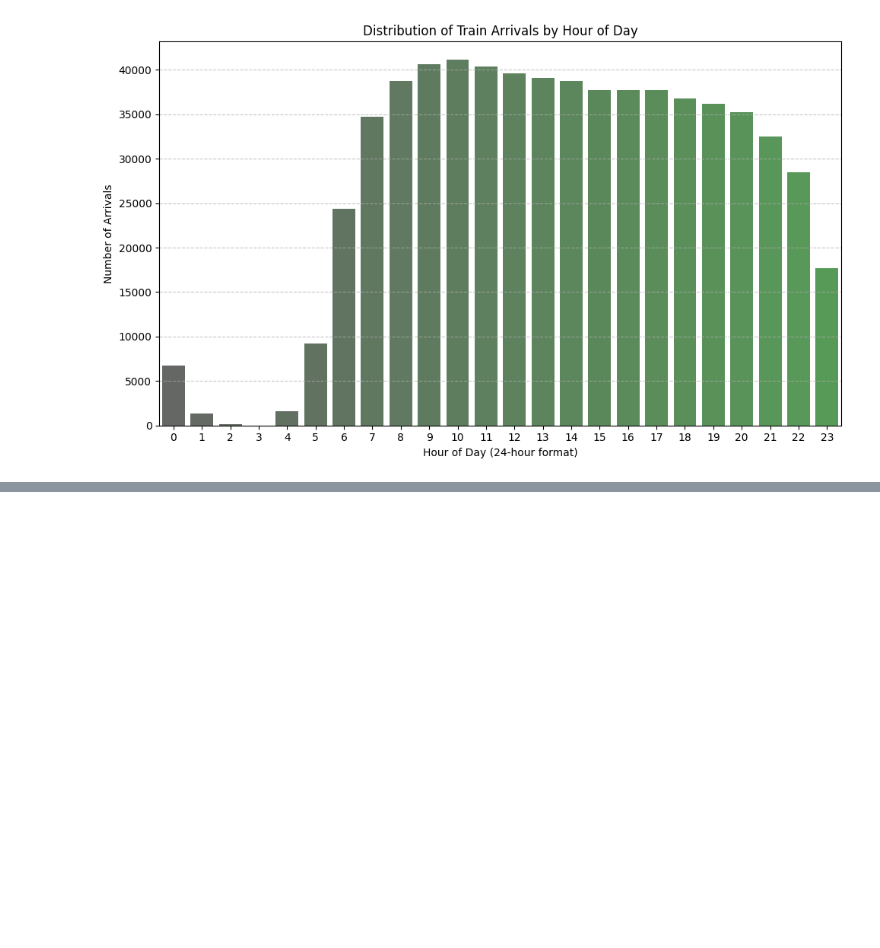
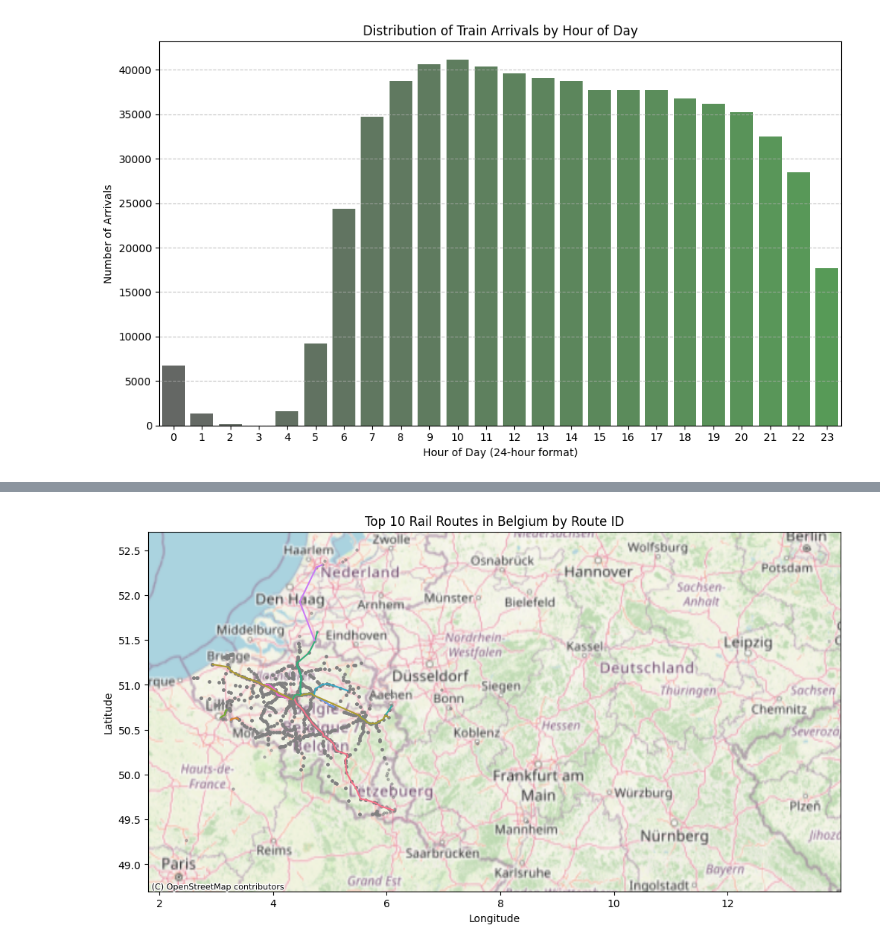
Before and after one commit to Praneesh-Sharma/belgium-rail-gtfs, a Jupyter notebook: eda.ipynb, the cells around one changed output, grey strips where cells are left out. Cells and saved outputs as stored; diff of their text form; code cells hidden in the pictures; blank space fills up the shorter version.

Commit message:
updated code to include folium plots

```diff
--- a/eda.ipynb
+++ b/eda.ipynb
@@ -243,2 +237,94 @@ IFrame(src='plots/station_map_folium.html', width=700, height=500)
 # %% [output]
 [interactive output not drawn]
+# %%
+# Import libraries
+import pandas as pd
+import geopandas as gpd
+from shapely.geometry import LineString, Point
+import matplotlib.pyplot as plt
+import seaborn as sns
+
+# Ensure stops_clean and other DataFrames are ready (from your existing code)
+stops_clean = stops.dropna(subset=['stop_lat', 'stop_lon'])
+
+# Create a GeoDataFrame for stops (if not already done)
+geometry = [Point(xy) for xy in zip(stops_clean['stop_lon'], stops_clean['stop_lat'])]
+gdf_stops = gpd.GeoDataFrame(stops_clean, geometry=geometry, crs="EPSG:4326")
+
+# Function to create route lines (unchanged)
+def create_route_lines(route_id):
+    # Get trips for this route
+    route_trips = trips[trips['route_id'] == route_id]
+    if route_trips.empty:
+        return None
+
+    # Take the first trip (simplification—could aggregate all trips)
+    trip_id = route_trips['trip_id'].iloc[0]
+    trip_stops = stop_times[stop_times['trip_id'] == trip_id].sort_values('stop_sequence')
+
+    # Get stop coordinates in order
+    stop_coords = []
+    for stop_id in trip_stops['stop_id']:
+        stop = stops_clean[stops_clean['stop_id'] == stop_id]
+        if not stop.empty:
+            stop_coords.append((stop['stop_lon'].iloc[0], stop['stop_lat'].iloc[0]))
+
+    if len(stop_coords) < 2:  # Need at least 2 points for a line
+        return None
+
+    return LineString(stop_coords)
+
+# Create a GeoDataFrame for routes with route_id
+route_lines = []
+route_ids = []
+for route_id in routes['route_id'].unique():
+    line = create_route_lines(route_id)
+    if line is not None:
+        route_lines.append(line)
+        route_ids.append(route_id)
+
+gdf_routes = gpd.GeoDataFrame({
+    'route_id': route_ids,
+    'geometry': route_lines
+}, crs="EPSG:4326")
+
+# Get the top 10 routes by trip count for coloring and legend
+top_routes = trips['route_id'].value_counts().head(10).index
+gdf_routes_top = gdf_routes[gdf_routes['route_id'].isin(top_routes)]
+
+# Generate a color palette for the top 10 routes
+n_routes = len(top_routes)
+colors = sns.color_palette('husl', n_colors=n_routes)  # Use 'husl' for distinct, vibrant colors
+
+# Create a color map for route_ids (only for top 10 routes)
+color_map = {route_id: colors[i] for i, route_id in enumerate(top_routes)}
+route_colors = [color_map.get(route_id, 'gray') for route_id in gdf_routes_top['route_id']]
+
+# Plot the routes with different colors by route_id (for top 10 only)
+plt.figure(figsize=(12, 10))
+
+# Plot only the top routes
+gdf_routes_top.plot(
+    ax=plt.gca(),
+    color=route_colors,
+    linewidth=1.5,
+    legend=True,
+    legend_kwds={'loc': 'upper left', 'title': 'Route ID', 'labels': top_routes}
+)
+
+# Add stops as points (optional, for context)
+gdf_stops.plot(ax=plt.gca(), marker='o', color='grey', markersize=5, alpha=0.5)
+
+plt.title('Top 10 Rail Routes in Belgium by Route ID')
+plt.xlabel('Longitude')
+plt.ylabel('Latitude')
+
+# Optional: Add a basemap for better context
+import contextily as ctx
+ctx.add_basemap(plt.gca(), crs=gdf_routes.crs.to_string(), source=ctx.providers.OpenStreetMap.Mapnik)
+
+# Save the plot for GitHub/reporting
+plt.savefig('plots/route_map_geopandas_by_routeid.png')
+plt.show()
+# %% [output]
+[figure, added]
```
Also changed, not shown: parts of 6 cells of this notebook.
